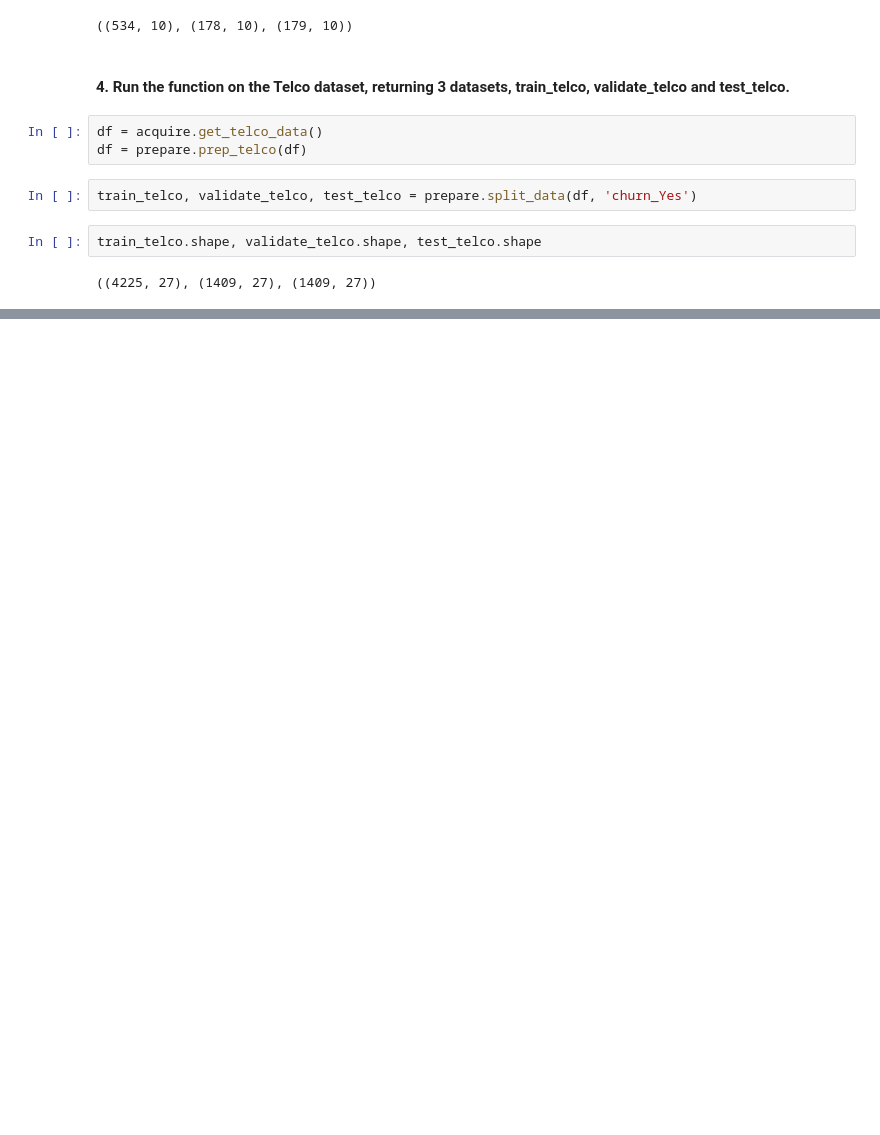
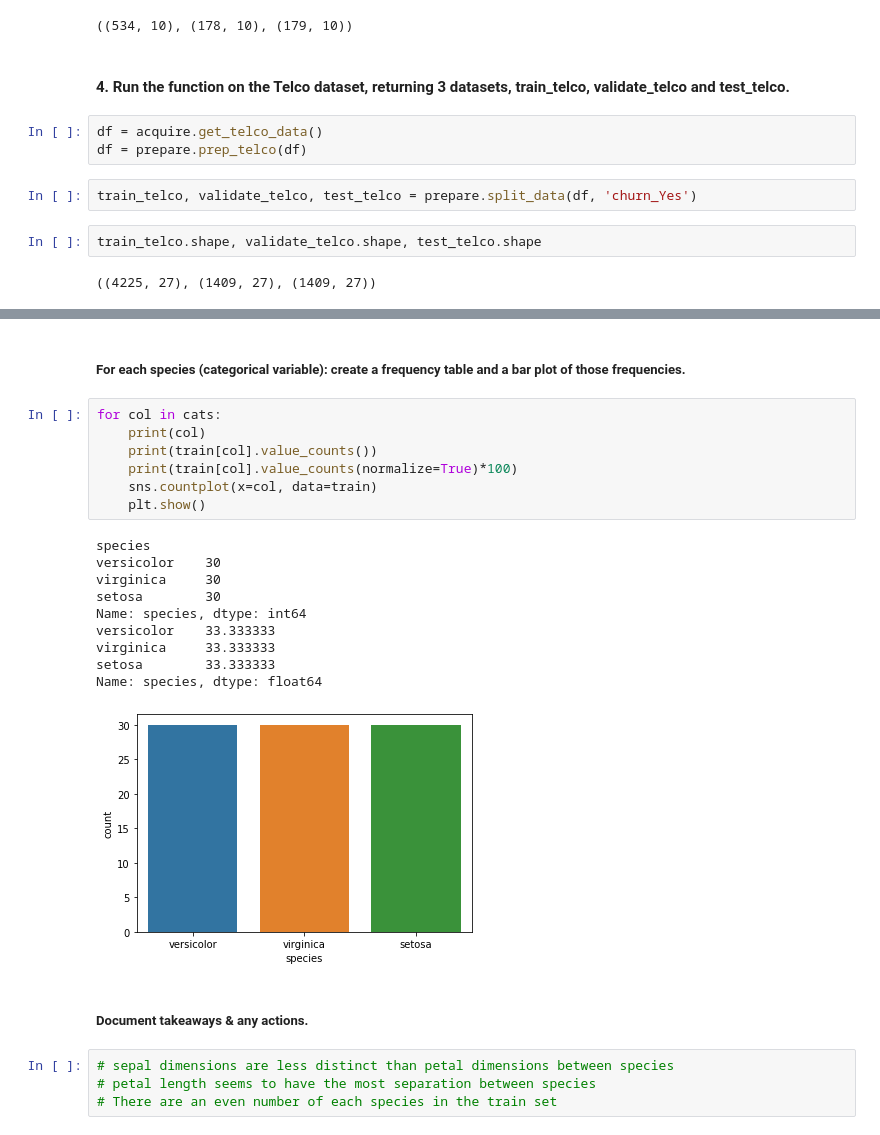
Before and after one commit to morgancross2/classification-exercises, a Jupyter notebook: classification_exercises.ipynb, the cells around one changed output, grey strips where cells are left out. Drawn from its saved outputs; the diff is of its cells as text; blank space fills up the shorter version.

```diff
--- a/classification_exercises.ipynb
+++ b/classification_exercises.ipynb
@@ -595,0 +702,26 @@ train_telco.shape, validate_telco.shape, test_telco.shape
+# %% [markdown]
+##### For each species (categorical variable): create a frequency table and a bar plot of those frequencies.
+# %%
+for col in cats:
+    print(col)
+    print(train[col].value_counts())
+    print(train[col].value_counts(normalize=True)*100)
+    sns.countplot(x=col, data=train)
+    plt.show()
+# %% [output]
+species
+versicolor    30
+virginica     30
+setosa        30
+Name: species, dtype: int64
+versicolor    33.333333
+virginica     33.333333
+setosa        33.333333
+Name: species, dtype: float64
+[figure, added]
+# %% [markdown]
+##### Document takeaways & any actions.
+# %%
+# sepal dimensions are less distinct than petal dimensions between species
+# petal length seems to have the most separation between species
+# There are an even number of each species in the train set
```
Also changed, not shown: parts of 90 cells of this notebook.
